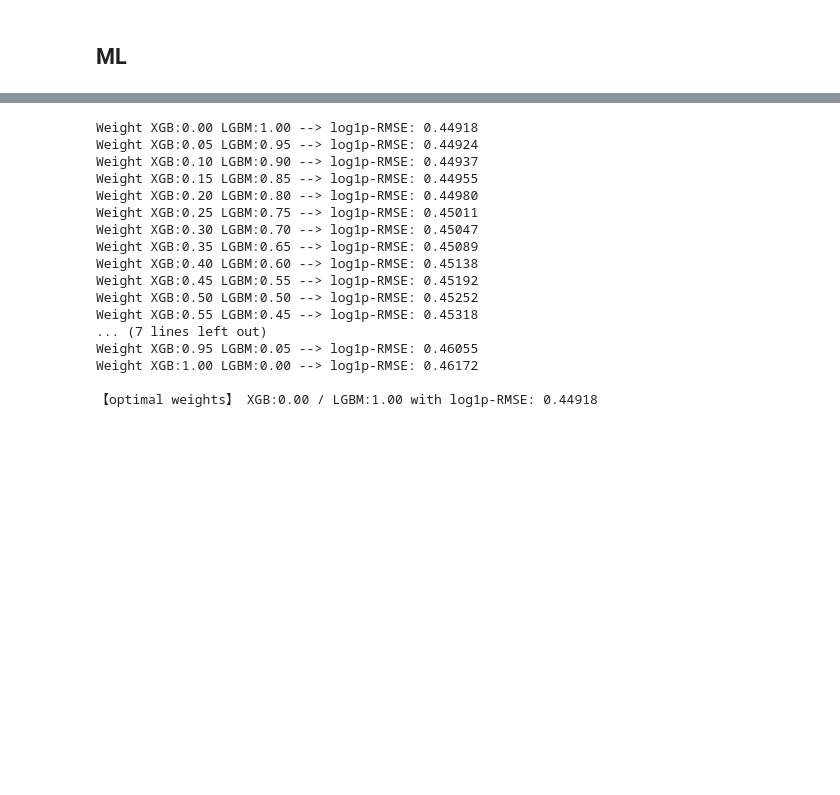
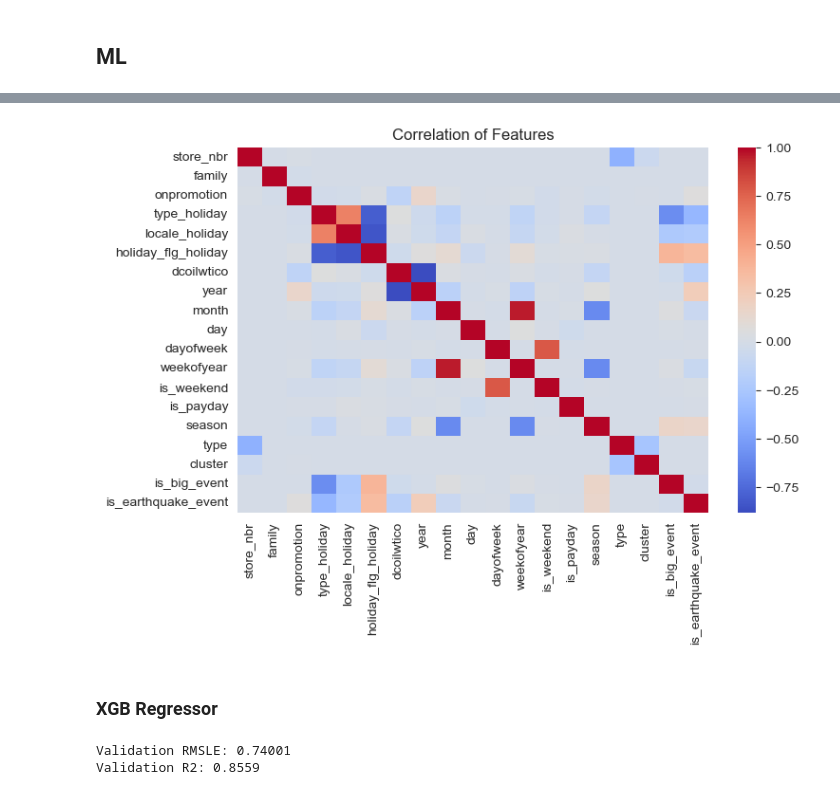
Before and after one commit to Hailey-cloud/Final-Project-Machine-Learning, a Jupyter notebook: Store_Sales_ML.ipynb, the cells around one changed output, grey strips where cells are left out. Cells and saved outputs as stored; diff of their text form; code cells hidden in the pictures; blank space fills up the shorter version.

```diff
--- a/Store_Sales_ML.ipynb
+++ b/Store_Sales_ML.ipynb
@@ -579,2 +762,4 @@ dtype: int64
+# %%
+merged_df['sales'] = np.log1p(merged_df['sales'])
 # %% [markdown]
 ## ML
@@ -777,32 +766,30 @@ Ensemble Average log1p-RMSE: 0.4537 (±0.0029)
-# %%
-# optimizing the weights
-best_rmse = float('inf')
-best_weight = None
-
-for weight in np.arange(0, 1.05, 0.05):  # 0.0, 0.05, 0.1, ..., 1.0
-    blended_preds = weight * xgb_val_preds + (1 - weight) * lgb_val_preds
-    rmse = sqrt(mean_squared_error(y_val, blended_preds))
-    print(f"Weight XGB:{weight:.2f} LGBM:{1-weight:.2f} --> log1p-RMSE: {rmse:.5f}")
-    if rmse < best_rmse:
-        best_rmse = rmse
-        best_weight = weight
-
-print(f"\n【optimal weights】 XGB:{best_weight:.2f} / LGBM:{1-best_weight:.2f} with log1p-RMSE: {best_rmse:.5f}")
-# %% [output]
-Weight XGB:0.00 LGBM:1.00 --> log1p-RMSE: 0.44918
-Weight XGB:0.05 LGBM:0.95 --> log1p-RMSE: 0.44924
-Weight XGB:0.10 LGBM:0.90 --> log1p-RMSE: 0.44937
-Weight XGB:0.15 LGBM:0.85 --> log1p-RMSE: 0.44955
-Weight XGB:0.20 LGBM:0.80 --> log1p-RMSE: 0.44980
-Weight XGB:0.25 LGBM:0.75 --> log1p-RMSE: 0.45011
-Weight XGB:0.30 LGBM:0.70 --> log1p-RMSE: 0.45047
-Weight XGB:0.35 LGBM:0.65 --> log1p-RMSE: 0.45089
-Weight XGB:0.40 LGBM:0.60 --> log1p-RMSE: 0.45138
-Weight XGB:0.45 LGBM:0.55 --> log1p-RMSE: 0.45192
-Weight XGB:0.50 LGBM:0.50 --> log1p-RMSE: 0.45252
-Weight XGB:0.55 LGBM:0.45 --> log1p-RMSE: 0.45318
-... (7 lines left out)
-Weight XGB:0.95 LGBM:0.05 --> log1p-RMSE: 0.46055
-Weight XGB:1.00 LGBM:0.00 --> log1p-RMSE: 0.46172
-
-【optimal weights】 XGB:0.00 / LGBM:1.00 with log1p-RMSE: 0.44918
+# %%
+# Separate train and test sets
+kaggle_test_df = merged_df[merged_df['is_test'] == 1]
+full_train_df = merged_df[merged_df['is_test'] == 0]
+# %%
+# Compute index to split 80/20
+split_index = int(len(full_train_df) * 0.8)
+
+# 80% train, 20% validation
+train = full_train_df.iloc[:split_index]
+valid = full_train_df.iloc[split_index:]
+
+# Separate features/targets
+drop_cols = ['date', 'sales', 'is_test']
+
+X_train = train.drop(columns=drop_cols)
+y_train = train['sales']
+
+X_valid = valid.drop(columns=drop_cols)
+y_valid = valid['sales']
+# %%
+# Plot correlation
+plt.figure(figsize=(8, 5))
+sb.heatmap(X_train.corr(), annot=False, cmap='coolwarm')
+plt.title('Correlation of Features')
+plt.show()
+# %% [output]
+[figure, added]
+# %% [markdown]
+### XGB Regressor
@@ -808,0 +807,12 @@ Weight XGB:1.00 LGBM:0.00 --> log1p-RMSE: 0.46172
+# %%
+from sklearn.metrics import mean_squared_error, mean_absolute_error, r2_score, mean_squared_log_error
+
+# Evaluate metrics
+rmsle = np.sqrt(mean_squared_log_error(np.expm1(y_valid), valid_preds))
+r2 = r2_score(np.expm1(y_valid), valid_preds)
+
+print(f"Validation RMSLE: {rmsle:.5f}")
+print(f"Validation R2: {r2:.4f}")
+# %% [output]
+Validation RMSLE: 0.74001
+Validation R2: 0.8559
```
Also changed, not shown: parts of 35 cells of this notebook.
